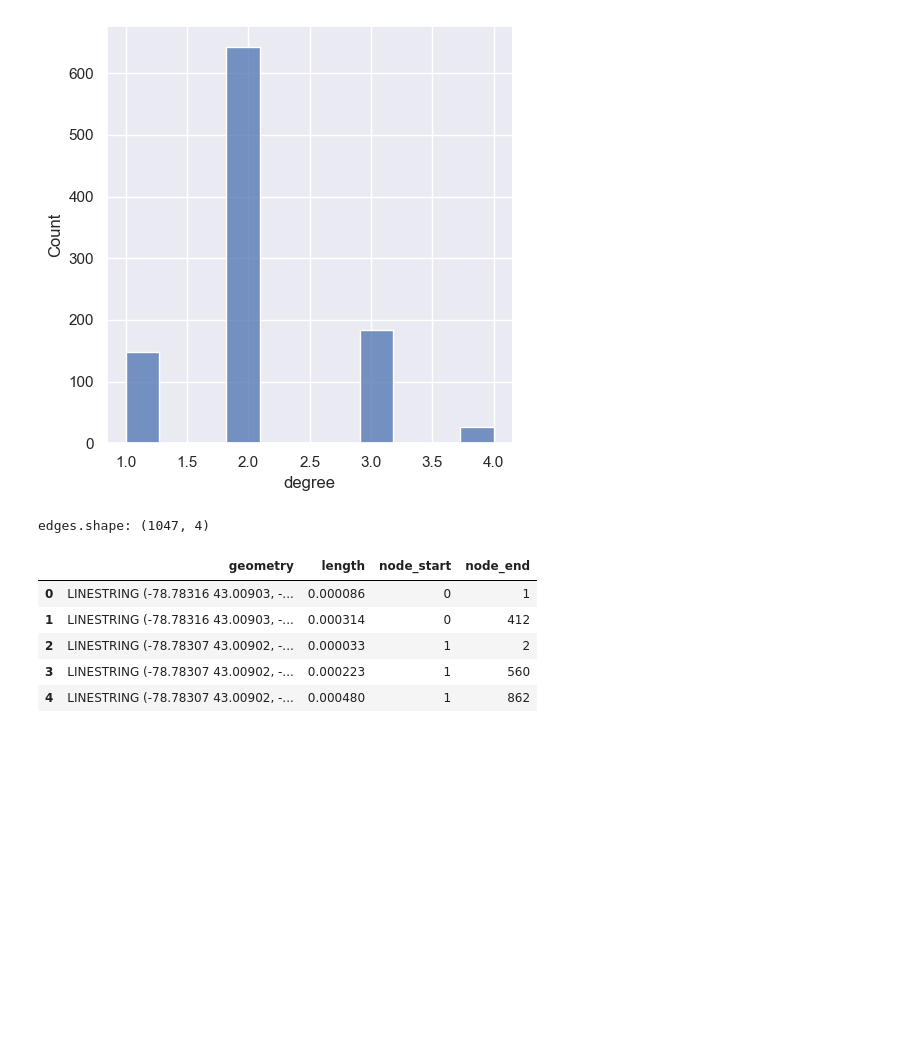
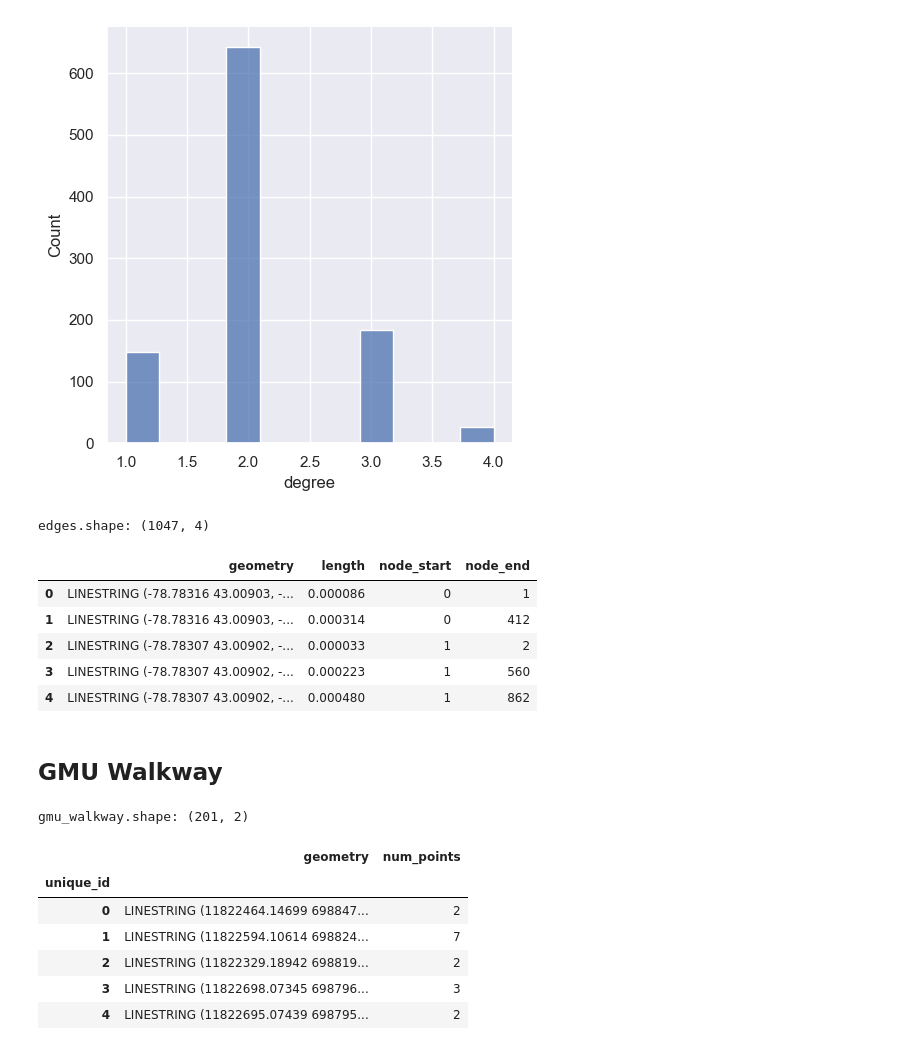
Before and after one commit to wang-boyu/agents-and-networks-in-python, a Jupyter notebook: notebooks/3.0 - Linestrings and Networks.ipynb, the cells around one changed output. Saved outputs shown, nothing was run; the diff lists cells and outputs as text; code cells hidden in the pictures; blank space fills up the shorter version.

```diff
--- a/notebooks/3.0 - Linestrings and Networks.ipynb
+++ b/notebooks/3.0 - Linestrings and Networks.ipynb
@@ -179,3 +181,22 @@ edges.shape: (1047, 4)
 | 2 | LINESTRING (-78.78307 43.00902, -... | 0.000033 | 1 | 2 |
 | 3 | LINESTRING (-78.78307 43.00902, -... | 0.000223 | 1 | 560 |
 | 4 | LINESTRING (-78.78307 43.00902, -... | 0.000480 | 1 | 862 |
+# %% [markdown]
+## GMU Walkway
+# %%
+gmu_walkway = gpd.read_file("../data/raw/gmu/Mason_walkway_line.shp")
+gmu_walkway.drop("Id", axis=1, inplace=True)
+gmu_walkway.index.name = "unique_id"
+gmu_walkway["num_points"] = gmu_walkway.apply(lambda row: len(row["geometry"].coords), axis=1)
+
+print(f"gmu_walkway.shape: {gmu_walkway.shape}")
+gmu_walkway.head()
+# %% [output]
+gmu_walkway.shape: (201, 2)
+|  | geometry | num_points |
+| unique_id |  |  |
+| 0 | LINESTRING (11822464.14699 698847... | 2 |
+| 1 | LINESTRING (11822594.10614 698824... | 7 |
+| 2 | LINESTRING (11822329.18942 698819... | 2 |
+| 3 | LINESTRING (11822698.07345 698796... | 3 |
+| 4 | LINESTRING (11822695.07439 698795... | 2 |
```
Also changed, not shown: parts of 7 cells of this notebook, 2 other files.
